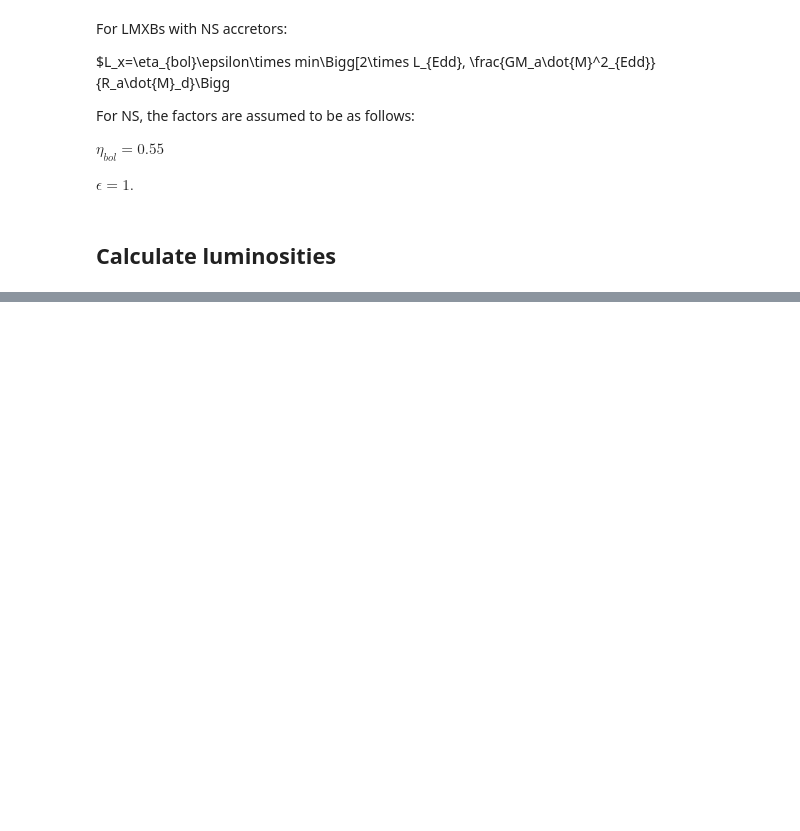
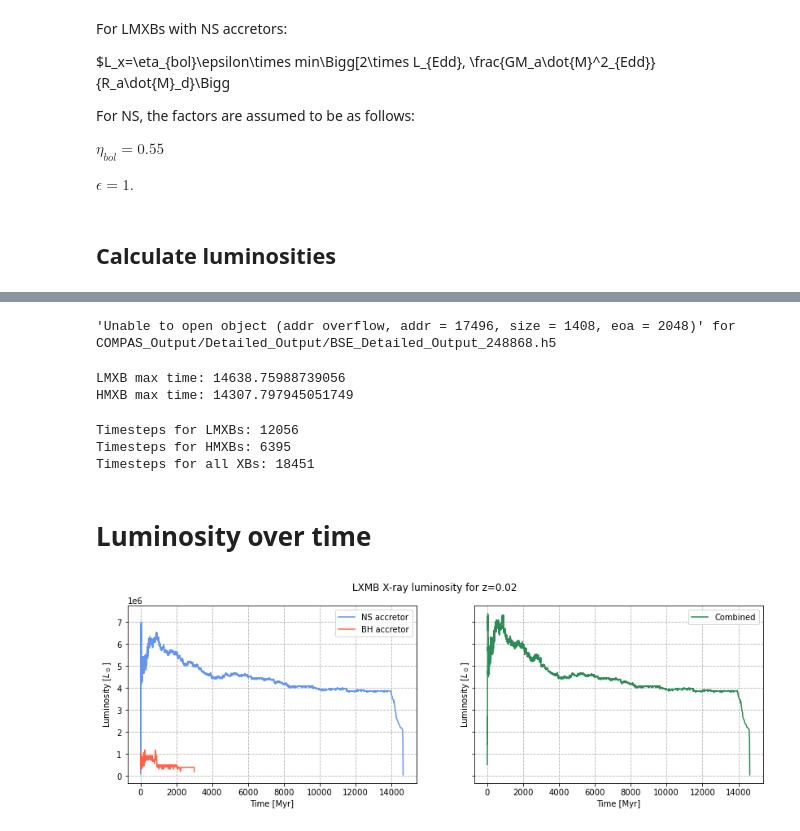
Before and after one commit to maja-jablonska/XRayLuminosity, a Jupyter notebook: X-ray luminosity.ipynb, the cells around one changed output, grey strips where cells are left out. Drawn from its saved outputs; the diff is of its cells as text; code cells hidden in the pictures; blank space fills up the shorter version.

Commit message:
Make better plots

```diff
--- a/X-ray luminosity.ipynb
+++ b/X-ray luminosity.ipynb
@@ -359,18 +200,0 @@ lmxb['end_time'].max()
-# %%
-lmxb_ages = []
-lmxb_luminosities = []
-
-timestep = 10.
-
-for time in np.arange(0.0, lmxb['end_time'].max(), timestep):
-    lmxb_ages.append(time)
-    lmxb_luminosities.append(lmxb[(lmxb['start_time']<=time+timestep) & (lmxb['end_time']>=time)].sum()['luminosity'])
-# %%
-hmxb_ages = []
-hmxb_luminosities = []
-
-timestep = 10.
-
-for time in np.arange(0.0, hmxb['end_time'].max(), timestep):
-    hmxb_ages.append(time)
-    hmxb_luminosities.append(hmxb[(hmxb['start_time']<=time+timestep) & (hmxb['end_time']>=time)].sum()['luminosity'])
@@ -413,0 +344,4 @@ ax[1][1].legend()
+# %%
+lmxb, hmxb = process_all_files('COMPAS_Output/Detailed_Output');
+# %% [output]
+'Unable to open object (addr overflow, addr = 17496, size = 1408, eoa = 2048)' for COMPAS_Output/Detailed_Output/BSE_Detailed_Output_248868.h5
@@ -413,0 +350,22 @@ ax[1][1].legend()
+# %%
+print(f'LMXB max time: {lmxb["end_time"].max()}')
+print(f'HMXB max time: {hmxb["end_time"].max()}')
+# %% [output]
+LMXB max time: 14638.75988739056
+HMXB max time: 14307.797945051749
+# %%
+lmxb_sorted = lmxb.sort_values(by=['end_time', 'start_time'])
+hmxb_sorted = hmxb.sort_values(by=['end_time', 'start_time'])
+xb_sorted = xb.sort_values(by=['end_time', 'start_time'])
+# %%
+lmxb_ages = len(lmxb_sorted['end_time'].unique())
+hmxb_ages = len(hmxb_sorted['end_time'].unique())
+xb_ages = len(xb_sorted['end_time'].unique())
+
+print(f'Timesteps for LMXBs: {lmxb_ages}')
+print(f'Timesteps for HMXBs: {hmxb_ages}')
+print(f'Timesteps for all XBs: {xb_ages}')
+# %% [output]
+Timesteps for LMXBs: 12056
+Timesteps for HMXBs: 6395
+Timesteps for all XBs: 18451
@@ -413,0 +404,24 @@ ax[1][1].legend()
+# %% [markdown]
+# Luminosity over time
+# %%
+fig, ax = plt.subplots(ncols=2, nrows=1, figsize=(14, 4), sharey=True)
+
+fig.suptitle('LXMB X-ray luminosity for z=0.02')
+
+def plot_luminosities(ax, dataframes, labels, colors):
+    for df_tuple, label, color in zip(dataframes, labels, colors):
+        ages_df, values_df = df_tuple
+        ax.plot(ages_df[:], values_df[:], label = label, color=color)
+    ax.grid(linestyle = '--')
+    ax.set_xlabel('Time [Myr]')
+    ax.set_ylabel('Luminosity [$L_\odot$]')
+    ax.legend()
+
+plot_luminosities(ax[0],
+                  [(lmxb_ns_ages, lmxb_ns_values),
+                   (lmxb_bh_ages, lmxb_bh_values)],
+                  ['NS accretor', 'BH accretor'],
+                  ['cornflowerblue', 'tomato'])
+plot_luminosities(ax[1], [(lmxb_ages, lmxb_values)], ['Combined'], ['seagreen'])
+# %% [output]
+[figure, added]
```
Also changed, not shown: parts of 47 cells of this notebook, 2 other files.
